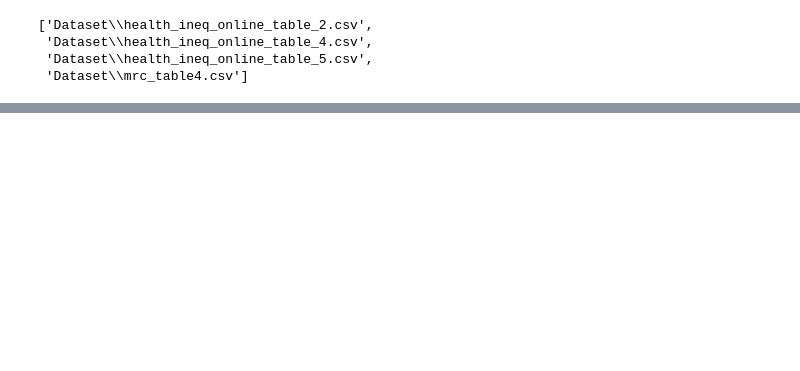
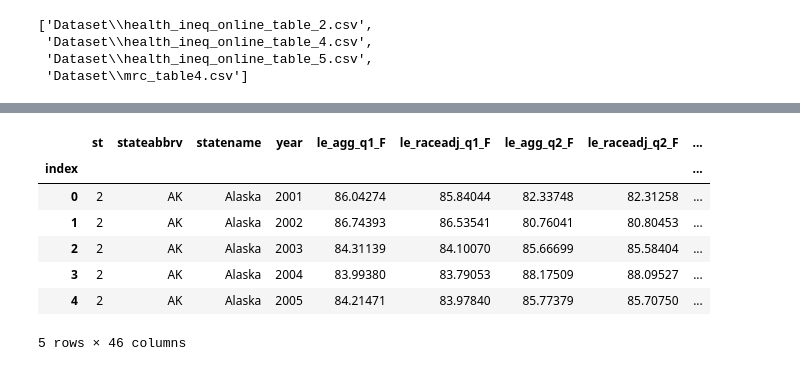
Before and after one commit to CMU-IDS-2021/assignment-2-tayo-mike, a Jupyter notebook: Test_notebook.ipynb, the cells around one changed output, grey strips where cells are left out. Saved outputs shown, nothing was run; the diff lists cells and outputs as text; code cells hidden in the pictures; blank space fills up the shorter version.

```diff
--- a/Test_notebook.ipynb
+++ b/Test_notebook.ipynb
@@ -56,0 +57,21 @@ source[source.index == 'Alabama']
+# %%
+# source["le_agg_q1_F"] = source["le_agg_q1_F"]/source["le_agg_q1_F"].max()
+source["state"] = source["stateabbrv"]
+airports = data.airports()
+airports = airports[["state","latitude","longitude"]]
+state_loc = airports.groupby(['state']).mean()
+
+source = source.set_index('state').join(state_loc)
+# %%
+source["index"] =  list(range(len(source)))
+source = source.set_index('index')
+source.head()
+# %% [output]
+|  | st | stateabbrv | statename | year | le_agg_q1_F | le_raceadj_q1_F | le_agg_q2_F | le_raceadj_q2_F | ... |
+| index |  |  |  |  |  |  |  |  | ... |
+| 0 | 2 | AK | Alaska | 2001 | 86.04274 | 85.84044 | 82.33748 | 82.31258 | ... |
+| 1 | 2 | AK | Alaska | 2002 | 86.74393 | 86.53541 | 80.76041 | 80.80453 | ... |
+| 2 | 2 | AK | Alaska | 2003 | 84.31139 | 84.10070 | 85.66699 | 85.58404 | ... |
+| 3 | 2 | AK | Alaska | 2004 | 83.99380 | 83.79053 | 88.17509 | 88.09527 | ... |
+| 4 | 2 | AK | Alaska | 2005 | 84.21471 | 83.97840 | 85.77379 | 85.70750 | ... |
+5 rows × 46 columns
```
Also changed, not shown: parts of 7 cells of this notebook.
